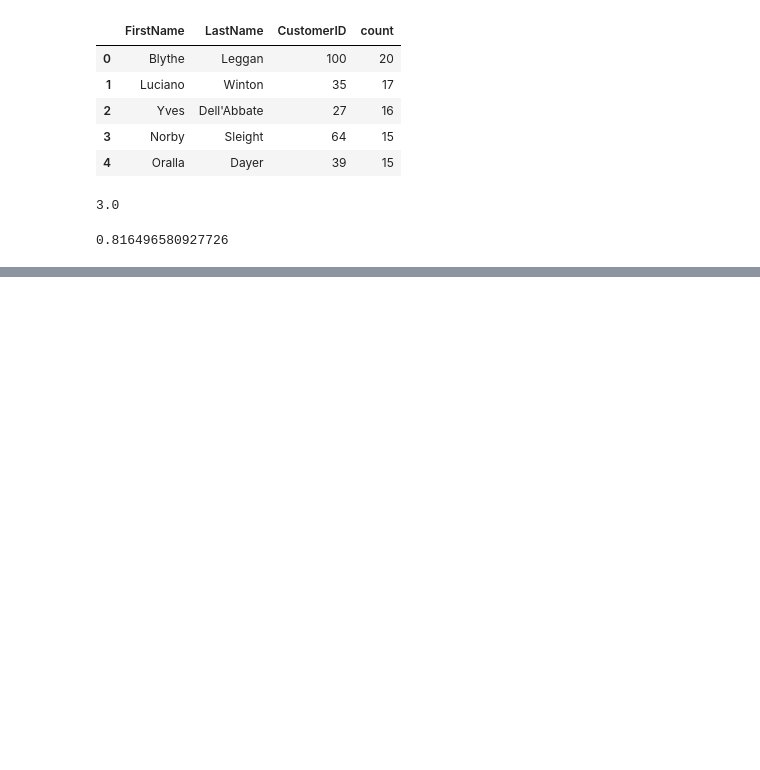
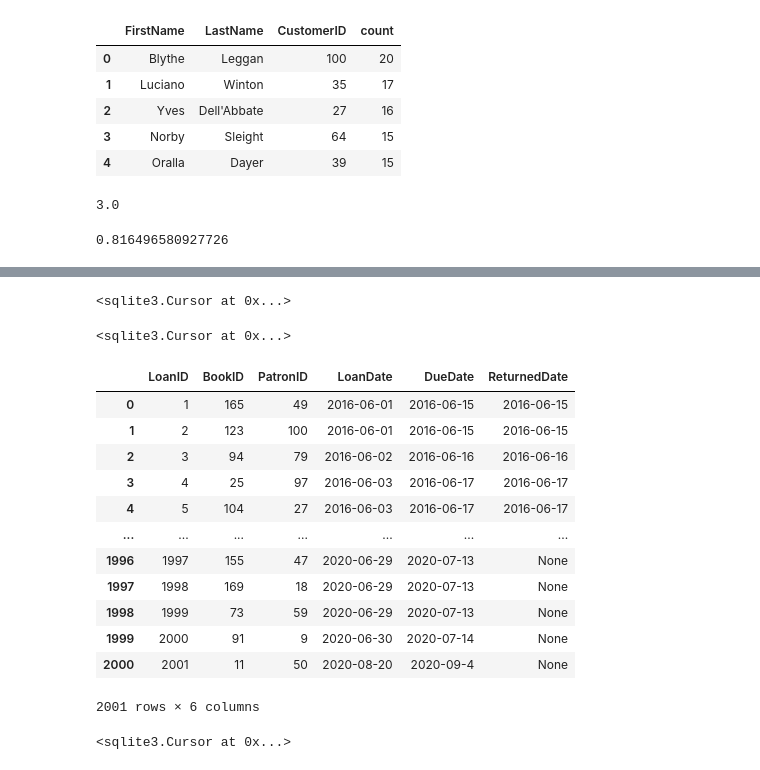
Before and after one commit to julia-claira/Show_Dashboard, a Jupyter notebook: Untitled.ipynb, the cells around one changed output, grey strips where cells are left out. Cells and saved outputs as stored; diff of their text form; code cells hidden in the pictures; blank space fills up the shorter version.

```diff
--- a/Untitled.ipynb
+++ b/Untitled.ipynb
@@ -282,0 +345,33 @@ np.sqrt(2/3)
+# %%
+cursor2.execute('insert into books (title,author,published,barcode) \
+values ((select title from books where bookid=31),"Jonathan Swift",1726,4899254401)')
+# %% [output]
+<sqlite3.Cursor at 0x...>
+# %%
+cursor2.execute('insert into books (title,author,published,barcode) \
+values ("Dracula","Bram Stoker",1897,4819277482)')
+# %% [output]
+<sqlite3.Cursor at 0x...>
+# %%
+pd.read_sql_query('select * from loans',con2)
+# %% [output]
+|  | LoanID | BookID | PatronID | LoanDate | DueDate | ReturnedDate |
+| 0 | 1 | 165 | 49 | 2016-06-01 | 2016-06-15 | 2016-06-15 |
+| 1 | 2 | 123 | 100 | 2016-06-01 | 2016-06-15 | 2016-06-15 |
+| 2 | 3 | 94 | 79 | 2016-06-02 | 2016-06-16 | 2016-06-16 |
+| 3 | 4 | 25 | 97 | 2016-06-03 | 2016-06-17 | 2016-06-17 |
+| 4 | 5 | 104 | 27 | 2016-06-03 | 2016-06-17 | 2016-06-17 |
+| ... | ... | ... | ... | ... | ... | ... |
+| 1996 | 1997 | 155 | 47 | 2020-06-29 | 2020-07-13 | None |
+| 1997 | 1998 | 169 | 18 | 2020-06-29 | 2020-07-13 | None |
+| 1998 | 1999 | 73 | 59 | 2020-06-29 | 2020-07-13 | None |
+| 1999 | 2000 | 91 | 9 | 2020-06-30 | 2020-07-14 | None |
+| 2000 | 2001 | 11 | 50 | 2020-08-20 | 2020-09-4 | None |
+2001 rows × 6 columns
+# %%
+cursor2.execute('insert into loans (bookid,patronid,loandate,duedate) \
+values ((select bookid from books where title like "The Pic%"), \
+(select patronid from patrons where email like "jvaan%"), \
+"2020-08-20","2020-09-4")')
+# %% [output]
+<sqlite3.Cursor at 0x...>
```
Also changed, not shown: parts of 12 cells of this notebook, 2 other files.
